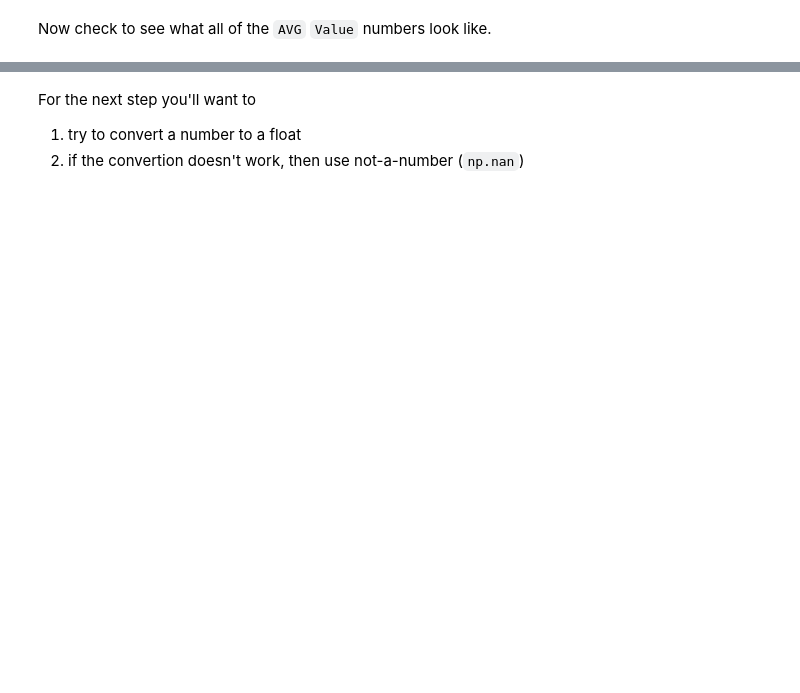
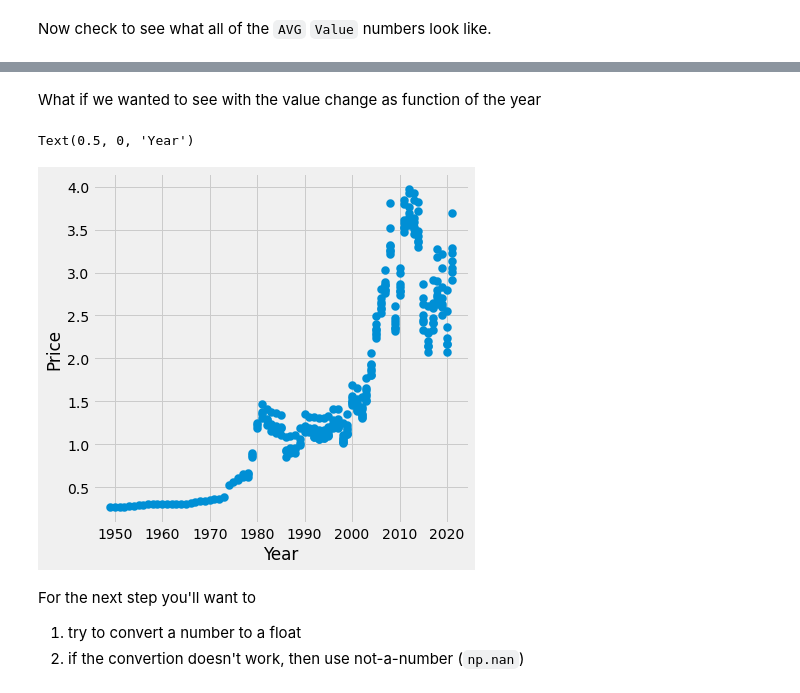
Before and after one commit to dalexa10/Python_Data_Science, a Jupyter notebook: collecting-organizing-analyzing-basics/collecting-organizing-analyzing-data.ipynb, the cells around one changed output, grey strips where cells are left out. Drawn from its saved outputs; the diff is of its cells as text; code cells hidden in the pictures; blank space fills up the shorter version.

```diff
--- a/collecting-organizing-analyzing-basics/collecting-organizing-analyzing-data.ipynb
+++ b/collecting-organizing-analyzing-basics/collecting-organizing-analyzing-data.ipynb
@@ -686,3 +688,18 @@ TypeError: ignored
+# %% [markdown]
+What if we wanted to see with the value change as function of the year
+# %%
+plt.style.use('fivethirtyeight')
+
+fig = plt.figure(figsize=(6,6))
+ax = fig.gca()
+
+pricedf[pricedf['Data Type'] == 'AVG'].plot.scatter(x='Year', y='Value', ax=ax, linewidth=4)
+
+plt.ylabel('Price')
+plt.xlabel('Year')
+# %% [output]
+Text(0.5, 0, 'Year')
+[figure, added]
 # %% [markdown]
 For the next step you'll want to
 
```
Also changed, not shown: parts of 33 cells of this notebook.
